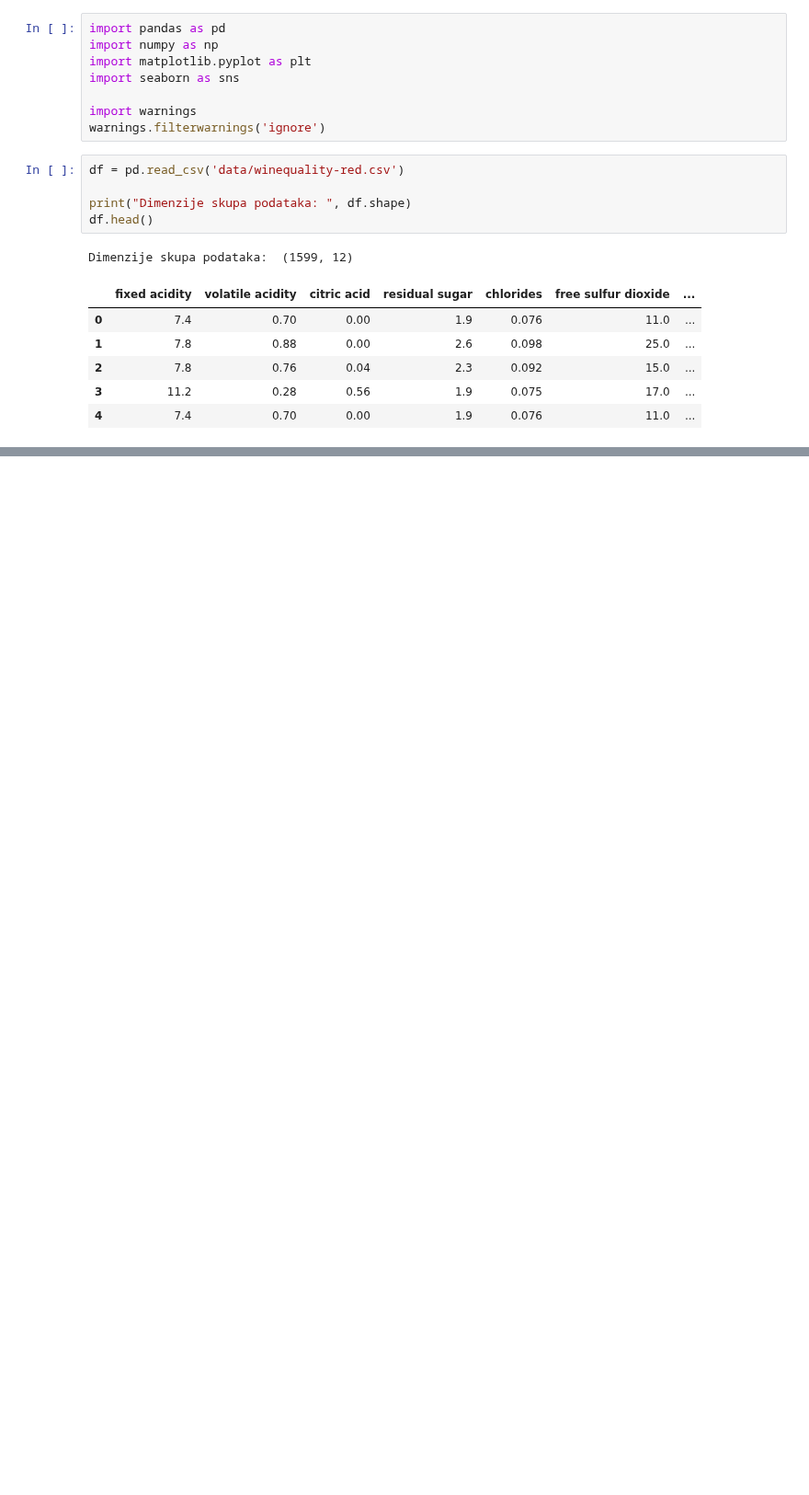
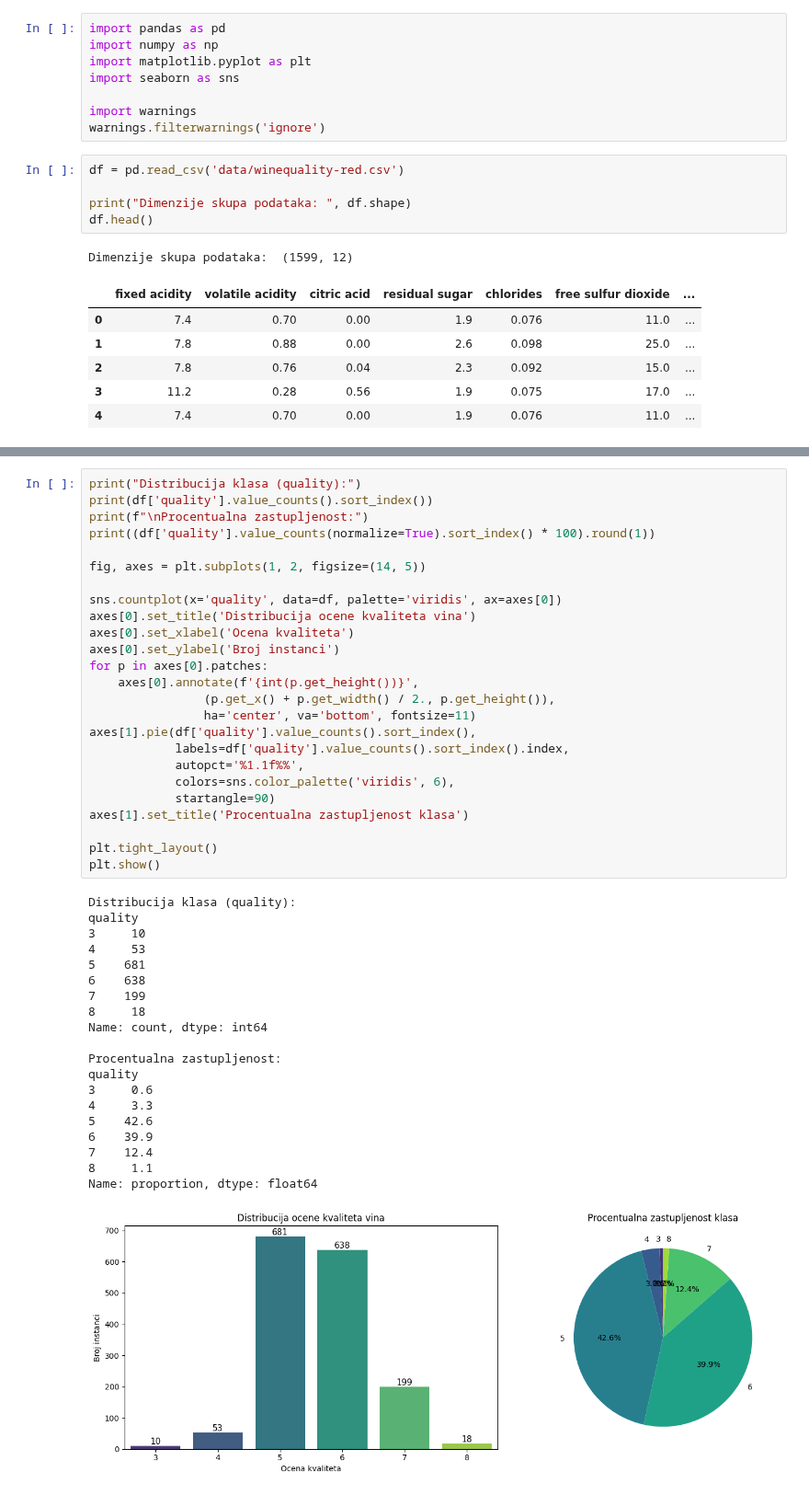
Before and after one commit to alxcek/mas-ai, a Jupyter notebook: data_preprocessing/seminar_paper_1/instance_selection.ipynb, the cells around one changed output, grey strips where cells are left out. Shown at 92% size. Drawn from its saved outputs; the diff is of its cells as text; blank space fills up the shorter version.

```diff
--- a/data_preprocessing/seminar_paper_1/instance_selection.ipynb
+++ b/data_preprocessing/seminar_paper_1/instance_selection.ipynb
@@ -25,0 +72,46 @@ Dimenzije skupa podataka:  (1599, 12)
+# %%
+print("Distribucija klasa (quality):")
+print(df['quality'].value_counts().sort_index())
+print(f"\nProcentualna zastupljenost:")
+print((df['quality'].value_counts(normalize=True).sort_index() * 100).round(1))
+
+fig, axes = plt.subplots(1, 2, figsize=(14, 5))
+
+sns.countplot(x='quality', data=df, palette='viridis', ax=axes[0])
+axes[0].set_title('Distribucija ocene kvaliteta vina')
+axes[0].set_xlabel('Ocena kvaliteta')
+axes[0].set_ylabel('Broj instanci')
+for p in axes[0].patches:
+    axes[0].annotate(f'{int(p.get_height())}',
+                (p.get_x() + p.get_width() / 2., p.get_height()),
+                ha='center', va='bottom', fontsize=11)
+axes[1].pie(df['quality'].value_counts().sort_index(),
+            labels=df['quality'].value_counts().sort_index().index,
+            autopct='%1.1f%%',
+            colors=sns.color_palette('viridis', 6),
+            startangle=90)
+axes[1].set_title('Procentualna zastupljenost klasa')
+
+plt.tight_layout()
+plt.show()
+# %% [output]
+Distribucija klasa (quality):
+quality
+3     10
+4     53
+5    681
+6    638
+7    199
+8     18
+Name: count, dtype: int64
+
+Procentualna zastupljenost:
+quality
+3     0.6
+4     3.3
+5    42.6
+6    39.9
+7    12.4
+8     1.1
+Name: proportion, dtype: float64
+[figure, added]
```
Also changed, not shown: parts of 15 cells of this notebook.
